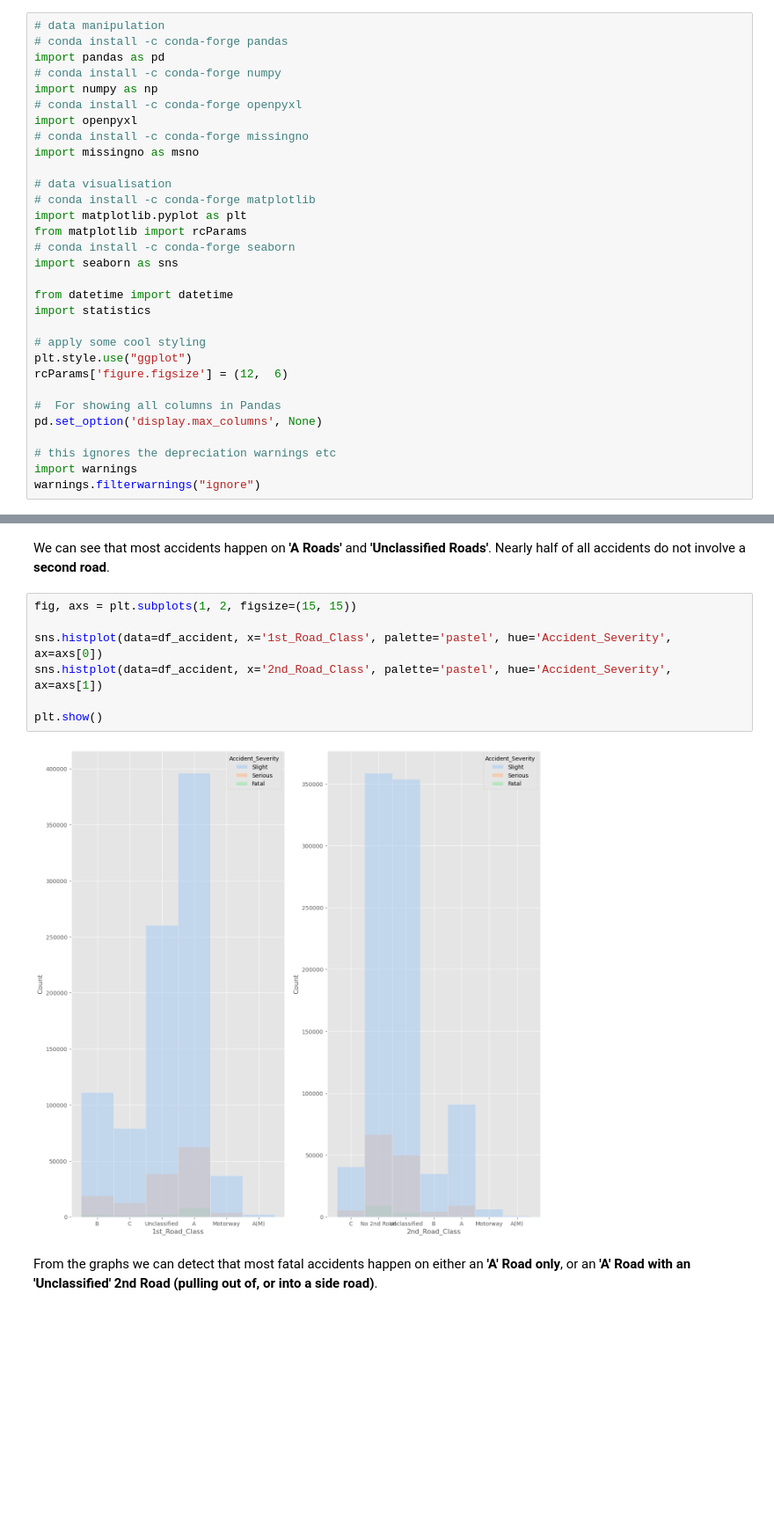
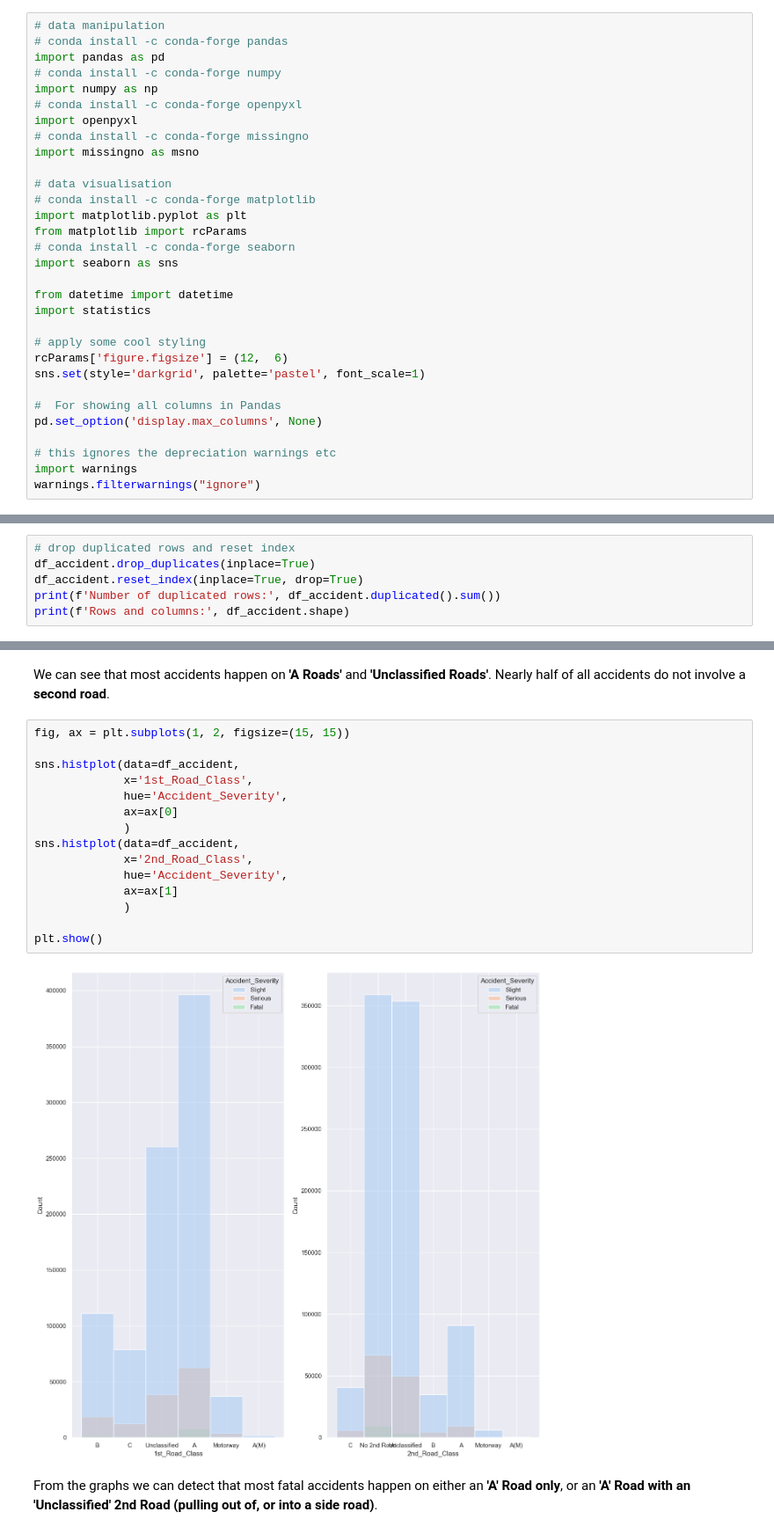
Before and after one commit to kmedri/-Omdena_Predicting_RTC_Severity_main, a Jupyter notebook: Group_1_Predicting_RTC_Severity/Predicting_RTC_Severity.ipynb, the cells around one changed output, grey strips where cells are left out. Shown at 88% size. Saved outputs shown, nothing was run; the diff lists cells and outputs as text; blank space fills up the shorter version.

```diff
--- a/Group_1_Predicting_RTC_Severity/Predicting_RTC_Severity.ipynb
+++ b/Group_1_Predicting_RTC_Severity/Predicting_RTC_Severity.ipynb
@@ -229,8 +229,8 @@ from datetime import datetime
 import statistics
 
 # apply some cool styling
-plt.style.use("ggplot")
 rcParams['figure.figsize'] = (12,  6)
+sns.set(style='darkgrid', palette='pastel', font_scale=1)
 
 #  For showing all columns in Pandas
 pd.set_option('display.max_columns', None)
@@ -557,0 +525,6 @@ df_accident
+# %%
+# drop duplicated rows and reset index
+df_accident.drop_duplicates(inplace=True)
+df_accident.reset_index(inplace=True, drop=True)
+print(f'Number of duplicated rows:', df_accident.duplicated().sum())
+print(f'Rows and columns:', df_accident.shape)
@@ -587,14 +563,22 @@ Total rows:  1037771
 # %% [markdown]
 We can see that most accidents happen on **'A Roads'** and **'Unclassified Roads'**. Nearly half of all accidents do not involve a **second road**.
 # %%
-fig, axs = plt.subplots(1, 2, figsize=(15, 15))
+fig, ax = plt.subplots(1, 2, figsize=(15, 15))
 
-sns.histplot(data=df_accident, x='1st_Road_Class', palette='pastel', hue='Accident_Severity', ax=axs[0])
-sns.histplot(data=df_accident, x='2nd_Road_Class', palette='pastel', hue='Accident_Severity', ax=axs[1])
+sns.histplot(data=df_accident,
+             x='1st_Road_Class',
+             hue='Accident_Severity',
+             ax=ax[0]
+             )
+sns.histplot(data=df_accident,
+             x='2nd_Road_Class',
+             hue='Accident_Severity',
+             ax=ax[1]
+             )
 
 plt.show()
 # %% [output]
-[figure, old version]
+[figure, new version]
 # %% [markdown]
 From the graphs we can detect that most fatal accidents happen on either an **'A' Road only**, or an **'A' Road with an 'Unclassified' 2nd Road (pulling out of, or into a side road)**.
 # %% [markdown]
```
Also changed, not shown: parts of 50 cells of this notebook.
